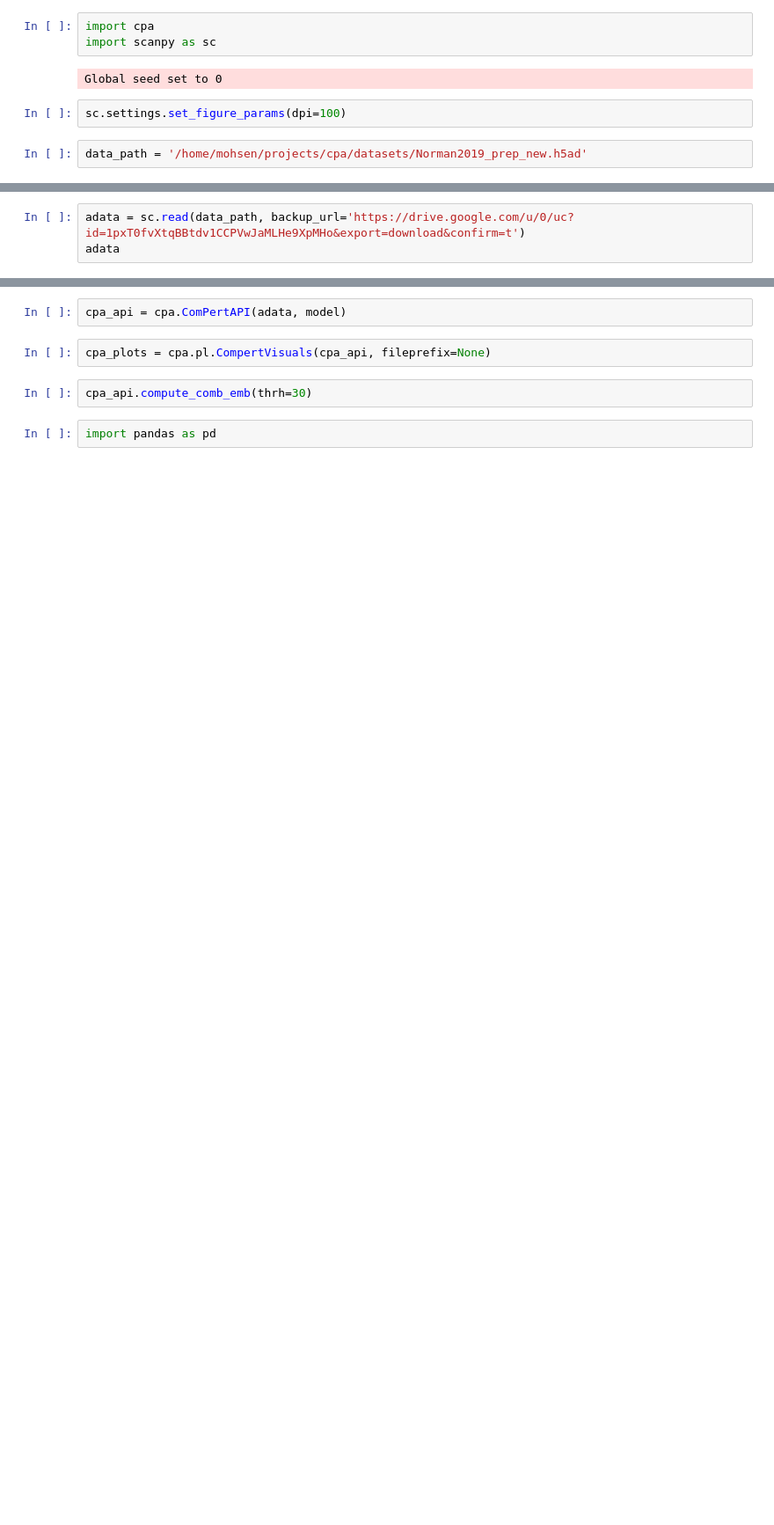
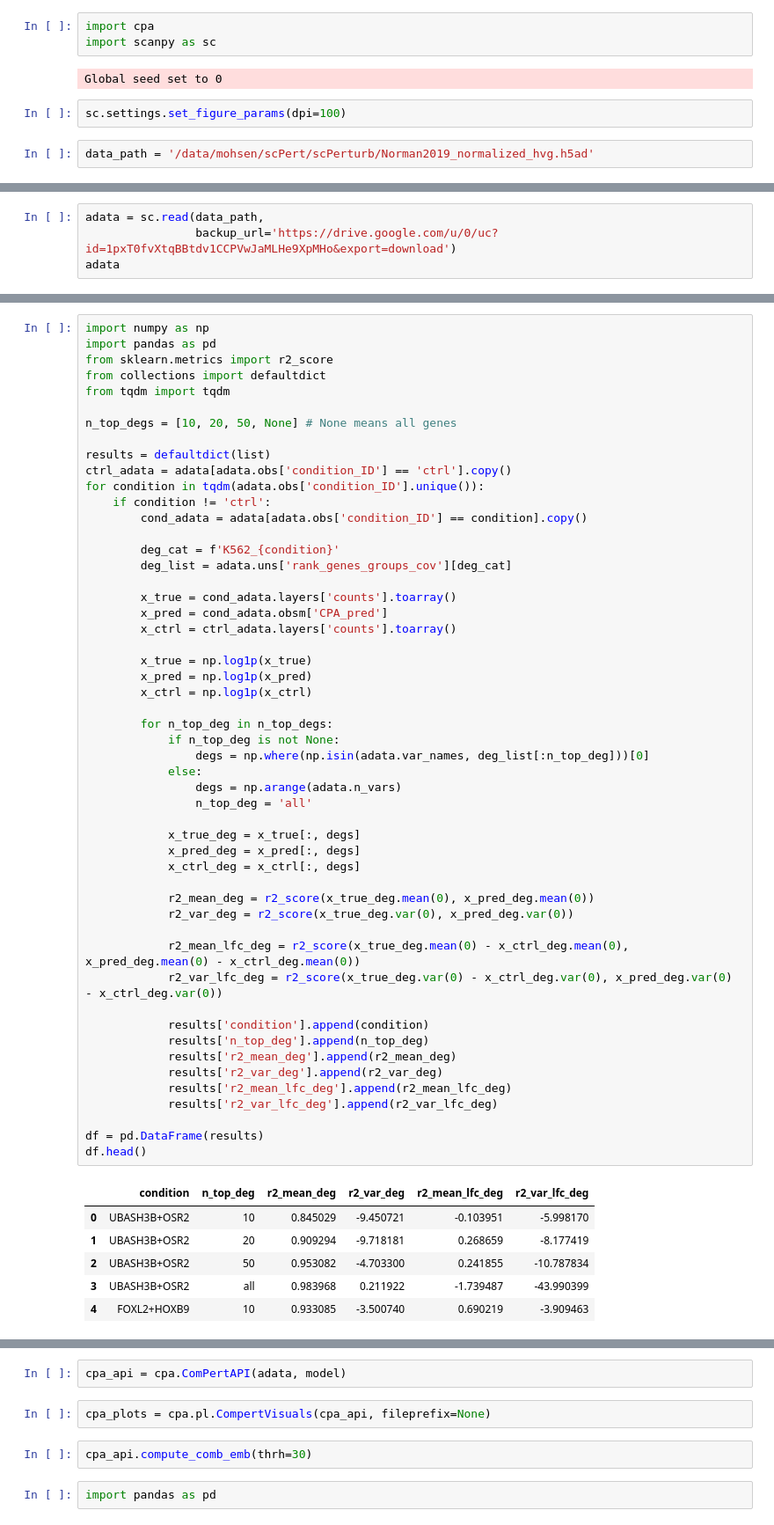
Before and after one commit to theislab/cpa, a Jupyter notebook: docs/tutorials/Norman.ipynb, the cells around one changed output, grey strips where cells are left out. Shown: that part at 88% size. Cells and saved outputs as stored; diff of their text form; blank space fills up the shorter version.

```diff
--- a/docs/tutorials/Norman.ipynb
+++ b/docs/tutorials/Norman.ipynb
@@ -23,4 +34,4 @@ Global seed set to 0
 # %%
 sc.settings.set_figure_params(dpi=100)
 # %%
-data_path = '/home/mohsen/projects/cpa/datasets/Norman2019_prep_new.h5ad'
+data_path = '/data/mohsen/scPert/scPerturb/Norman2019_normalized_hvg.h5ad'
@@ -27,4 +42,5 @@ data_path = '/home/mohsen/projects/cpa/datasets/Norman2019_prep_new.h5ad'
 # %%
-adata = sc.read(data_path, backup_url='https://drive.google.com/u/0/uc?id=1pxT0fvXtqBBtdv1CCPVwJaMLHe9XpMHo&export=download&confirm=t')
+adata = sc.read(data_path,
+                backup_url='https://drive.google.com/u/0/uc?id=1pxT0fvXtqBBtdv1CCPVwJaMLHe9XpMHo&export=download')
 adata
 # %% [output]
@@ -103,0 +267,59 @@ cpa.pl.plot_history(model)
+# %%
+import numpy as np
+import pandas as pd
+from sklearn.metrics import r2_score
+from collections import defaultdict
+from tqdm import tqdm
+
+n_top_degs = [10, 20, 50, None] # None means all genes
+
+results = defaultdict(list)
+ctrl_adata = adata[adata.obs['condition_ID'] == 'ctrl'].copy()
+for condition in tqdm(adata.obs['condition_ID'].unique()):
+    if condition != 'ctrl':
+        cond_adata = adata[adata.obs['condition_ID'] == condition].copy()
+
+        deg_cat = f'K562_{condition}'
+        deg_list = adata.uns['rank_genes_groups_cov'][deg_cat]
+
+        x_true = cond_adata.layers['counts'].toarray()
+        x_pred = cond_adata.obsm['CPA_pred']
+        x_ctrl = ctrl_adata.layers['counts'].toarray()
+
+        x_true = np.log1p(x_true)
+        x_pred = np.log1p(x_pred)
+        x_ctrl = np.log1p(x_ctrl)
+
+        for n_top_deg in n_top_degs:
+            if n_top_deg is not None:
+                degs = np.where(np.isin(adata.var_names, deg_list[:n_top_deg]))[0]
+            else:
+                degs = np.arange(adata.n_vars)
+                n_top_deg = 'all'
+
+            x_true_deg = x_true[:, degs]
+            x_pred_deg = x_pred[:, degs]
+            x_ctrl_deg = x_ctrl[:, degs]
+
+            r2_mean_deg = r2_score(x_true_deg.mean(0), x_pred_deg.mean(0))
+            r2_var_deg = r2_score(x_true_deg.var(0), x_pred_deg.var(0))
+
+            r2_mean_lfc_deg = r2_score(x_true_deg.mean(0) - x_ctrl_deg.mean(0), x_pred_deg.mean(0) - x_ctrl_deg.mean(0))
+            r2_var_lfc_deg = r2_score(x_true_deg.var(0) - x_ctrl_deg.var(0), x_pred_deg.var(0) - x_ctrl_deg.var(0))
+
+            results['condition'].append(condition)
+            results['n_top_deg'].append(n_top_deg)
+            results['r2_mean_deg'].append(r2_mean_deg)
+            results['r2_var_deg'].append(r2_var_deg)
+            results['r2_mean_lfc_deg'].append(r2_mean_lfc_deg)
+            results['r2_var_lfc_deg'].append(r2_var_lfc_deg)
+
+df = pd.DataFrame(results)
+df.head()
+# %% [output]
+|  | condition | n_top_deg | r2_mean_deg | r2_var_deg | r2_mean_lfc_deg | r2_var_lfc_deg |
+| 0 | UBASH3B+OSR2 | 10 | 0.845029 | -9.450721 | -0.103951 | -5.998170 |
+| 1 | UBASH3B+OSR2 | 20 | 0.909294 | -9.718181 | 0.268659 | -8.177419 |
+| 2 | UBASH3B+OSR2 | 50 | 0.953082 | -4.703300 | 0.241855 | -10.787834 |
+| 3 | UBASH3B+OSR2 | all | 0.983968 | 0.211922 | -1.739487 | -43.990399 |
+| 4 | FOXL2+HOXB9 | 10 | 0.933085 | -3.500740 | 0.690219 | -3.909463 |
```
Also changed, not shown: parts of 26 cells of this notebook, 10 other files.
